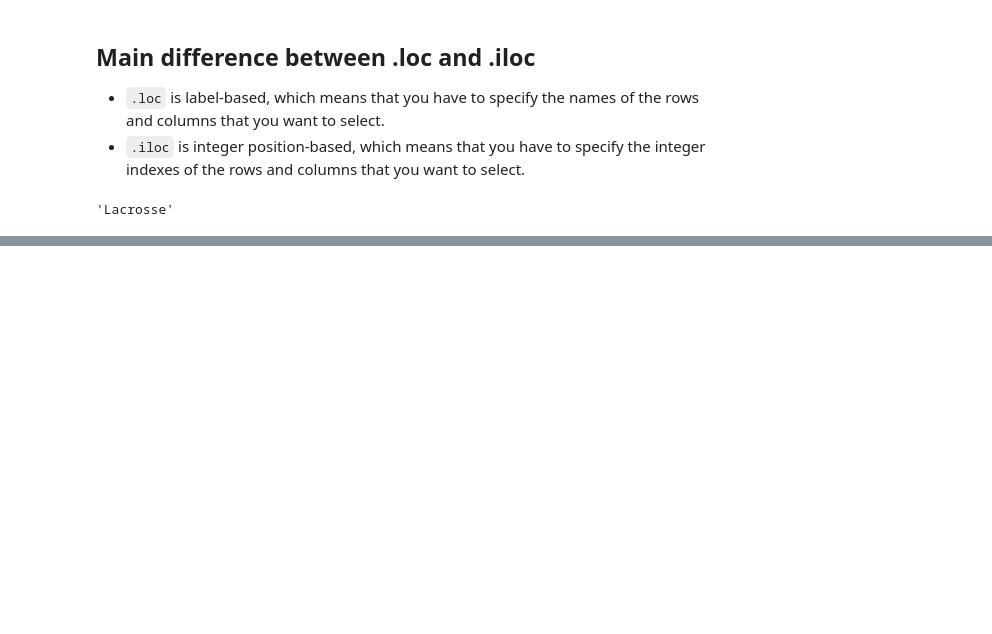
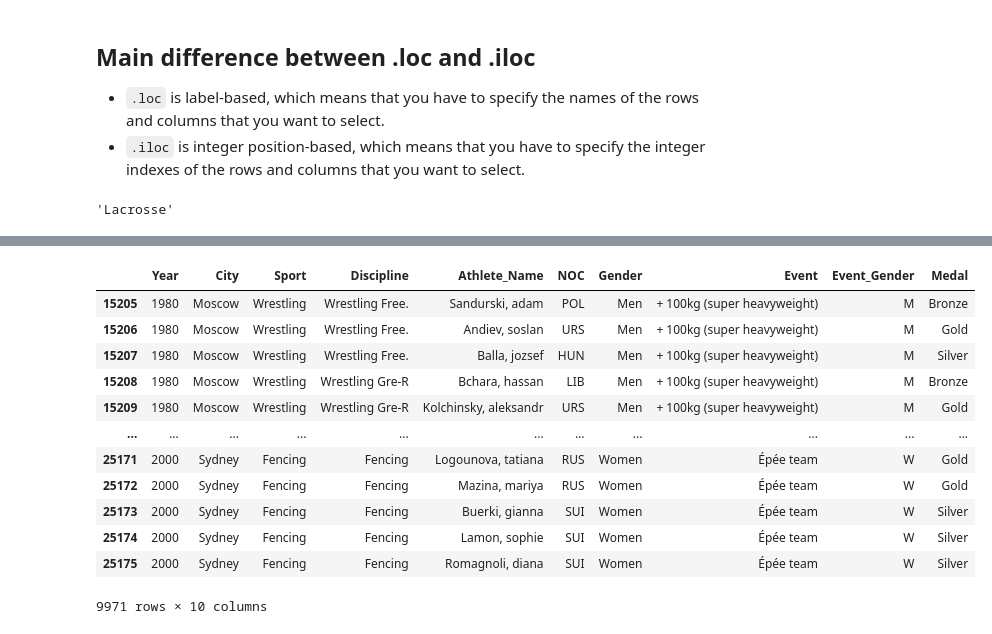
Before and after one commit to Wambaforestin/learning-python, a Jupyter notebook: python_libraries/learning_pandas2.0.ipynb, the cells around one changed output, grey strips where cells are left out. Cells and saved outputs as stored; diff of their text form; code cells hidden in the pictures; blank space fills up the shorter version.

```diff
--- a/python_libraries/learning_pandas2.0.ipynb
+++ b/python_libraries/learning_pandas2.0.ipynb
@@ -784,0 +827,22 @@ olpics_df.iloc[1000, 3]  # 3 is the index position of the 'Event' column
+# %%
+# The isin method to filter dataframes
+gap_years = [1980, 1984, 1988, 1992, 1996, 2000]
+olpics_df[olpics_df["Year"].isin(gap_years)]
+
+# here, we can't use single or multiple conditions with the or operator (|) because it would be too long and not scalable.
+# We can't use the contains method either because it works only for string columns.
+# Instead, we can use the isin method to filter the 'Year' column based on a list of values like shown above.
+# %% [output]
+|  | Year | City | Sport | Discipline | Athlete_Name | NOC | Gender | Event | Event_Gender | Medal |
+| 15205 | 1980 | Moscow | Wrestling | Wrestling Free. | Sandurski, adam | POL | Men | + 100kg (super heavyweight) | M | Bronze |
+| 15206 | 1980 | Moscow | Wrestling | Wrestling Free. | Andiev, soslan | URS | Men | + 100kg (super heavyweight) | M | Gold |
+| 15207 | 1980 | Moscow | Wrestling | Wrestling Free. | Balla, jozsef | HUN | Men | + 100kg (super heavyweight) | M | Silver |
+| 15208 | 1980 | Moscow | Wrestling | Wrestling Gre-R | Bchara, hassan | LIB | Men | + 100kg (super heavyweight) | M | Bronze |
+| 15209 | 1980 | Moscow | Wrestling | Wrestling Gre-R | Kolchinsky, aleksandr | URS | Men | + 100kg (super heavyweight) | M | Gold |
+| ... | ... | ... | ... | ... | ... | ... | ... | ... | ... | ... |
+| 25171 | 2000 | Sydney | Fencing | Fencing | Logounova, tatiana | RUS | Women | Épée team | W | Gold |
+| 25172 | 2000 | Sydney | Fencing | Fencing | Mazina, mariya | RUS | Women | Épée team | W | Gold |
+| 25173 | 2000 | Sydney | Fencing | Fencing | Buerki, gianna | SUI | Women | Épée team | W | Silver |
+| 25174 | 2000 | Sydney | Fencing | Fencing | Lamon, sophie | SUI | Women | Épée team | W | Silver |
+| 25175 | 2000 | Sydney | Fencing | Fencing | Romagnoli, diana | SUI | Women | Épée team | W | Silver |
+9971 rows × 10 columns
```
Also changed, not shown: parts of 5 cells of this notebook.
